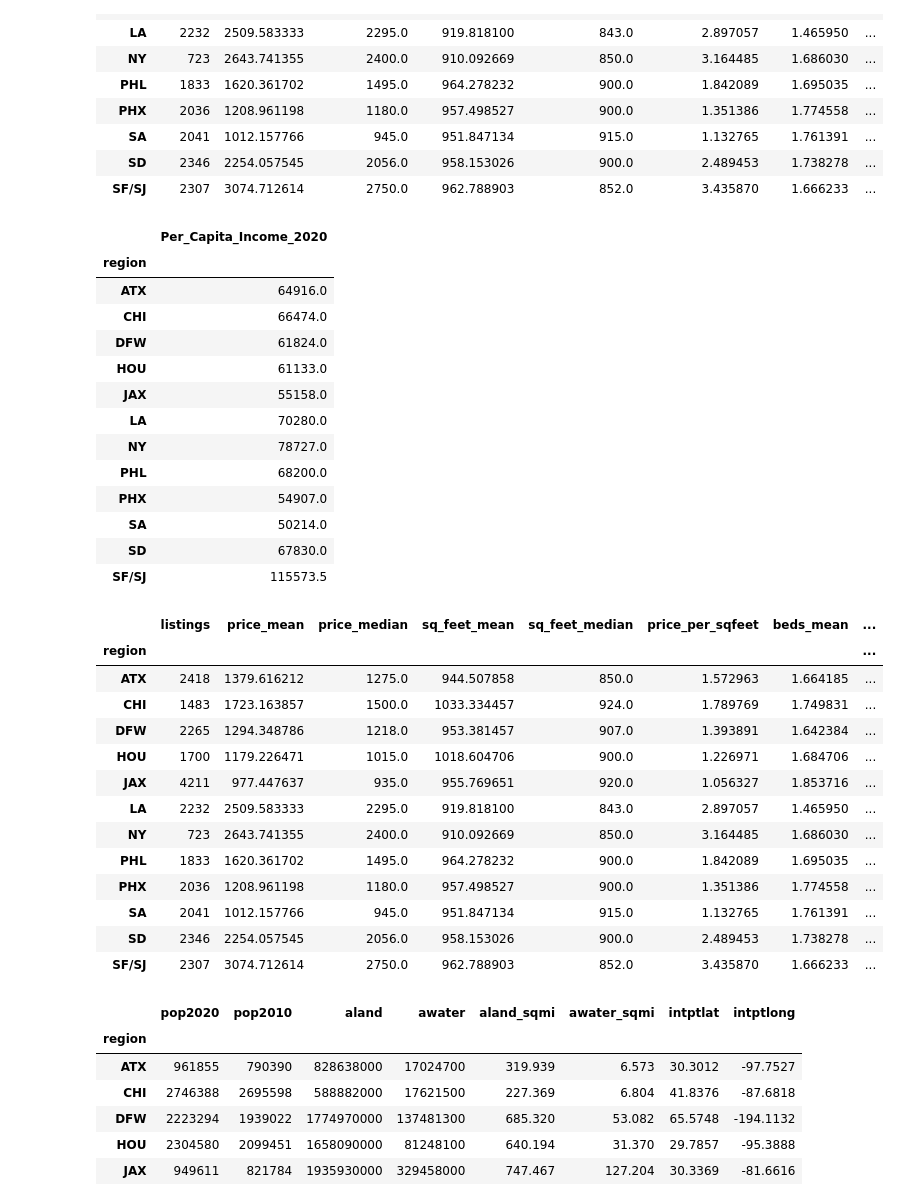
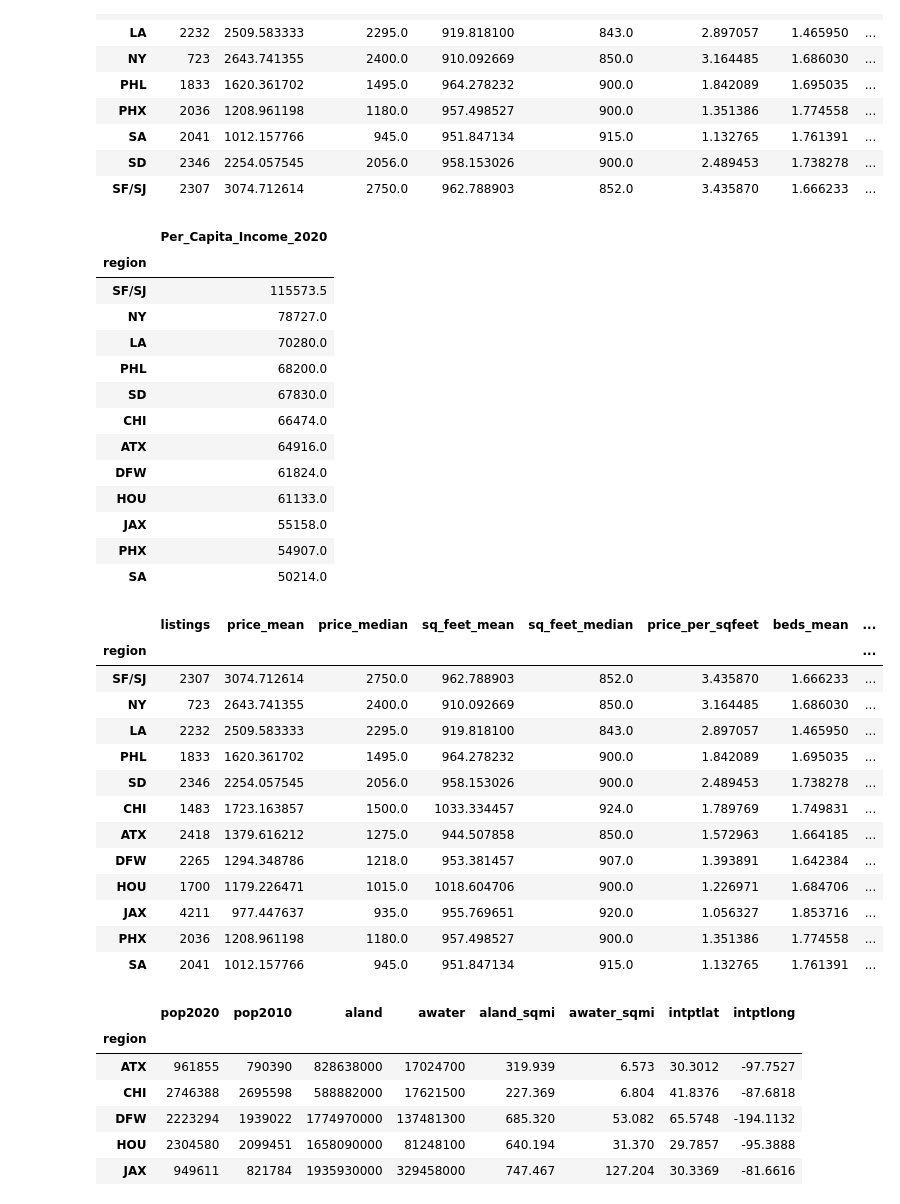
Before and after one commit to ski2488/Project.3, a Jupyter notebook: housing.ipynb, the cells around one changed output. Cells and saved outputs as stored; diff of their text form; code cells hidden in the pictures.

Commit message:
Updated variables and summary tables

```diff
--- a/housing.ipynb
+++ b/housing.ipynb
@@ -411,41 +401,43 @@ income = income_filter.replace([city for city in income_filter['region']],
 income = income.groupby(['region']).mean()
 
 # Display Data
-income
+income.sort_values(by = 'Per_Capita_Income_2020', ascending = False)
 # %% [output]
 |  | Per_Capita_Income_2020 |
 | region |  |
+| SF/SJ | 115573.5 |
+| NY | 78727.0 |
+| LA | 70280.0 |
+| PHL | 68200.0 |
+| SD | 67830.0 |
+| CHI | 66474.0 |
 | ATX | 64916.0 |
-| CHI | 66474.0 |
 | DFW | 61824.0 |
 | HOU | 61133.0 |
 | JAX | 55158.0 |
-| LA | 70280.0 |
-| NY | 78727.0 |
-| PHL | 68200.0 |
 | PHX | 54907.0 |
 | SA | 50214.0 |
-| SD | 67830.0 |
-| SF/SJ | 115573.5 |
 # %%
 ## Merge Rent and Income data
 data = pd.merge(rent_grouped, income, how="left", on = "region")
-data
+
+# Display
+data.sort_values(by = 'Per_Capita_Income_2020', ascending = False)
 # %% [output]
 |  | listings | price_mean | price_median | sq_feet_mean | sq_feet_median | price_per_sqfeet | beds_mean | ... |
 | region |  |  |  |  |  |  |  | ... |
+| SF/SJ | 2307 | 3074.712614 | 2750.0 | 962.788903 | 852.0 | 3.435870 | 1.666233 | ... |
+| NY | 723 | 2643.741355 | 2400.0 | 910.092669 | 850.0 | 3.164485 | 1.686030 | ... |
+| LA | 2232 | 2509.583333 | 2295.0 | 919.818100 | 843.0 | 2.897057 | 1.465950 | ... |
+| PHL | 1833 | 1620.361702 | 1495.0 | 964.278232 | 900.0 | 1.842089 | 1.695035 | ... |
+| SD | 2346 | 2254.057545 | 2056.0 | 958.153026 | 900.0 | 2.489453 | 1.738278 | ... |
+| CHI | 1483 | 1723.163857 | 1500.0 | 1033.334457 | 924.0 | 1.789769 | 1.749831 | ... |
 | ATX | 2418 | 1379.616212 | 1275.0 | 944.507858 | 850.0 | 1.572963 | 1.664185 | ... |
-| CHI | 1483 | 1723.163857 | 1500.0 | 1033.334457 | 924.0 | 1.789769 | 1.749831 | ... |
 | DFW | 2265 | 1294.348786 | 1218.0 | 953.381457 | 907.0 | 1.393891 | 1.642384 | ... |
 | HOU | 1700 | 1179.226471 | 1015.0 | 1018.604706 | 900.0 | 1.226971 | 1.684706 | ... |
 | JAX | 4211 | 977.447637 | 935.0 | 955.769651 | 920.0 | 1.056327 | 1.853716 | ... |
-| LA | 2232 | 2509.583333 | 2295.0 | 919.818100 | 843.0 | 2.897057 | 1.465950 | ... |
-| NY | 723 | 2643.741355 | 2400.0 | 910.092669 | 850.0 | 3.164485 | 1.686030 | ... |
-| PHL | 1833 | 1620.361702 | 1495.0 | 964.278232 | 900.0 | 1.842089 | 1.695035 | ... |
 | PHX | 2036 | 1208.961198 | 1180.0 | 957.498527 | 900.0 | 1.351386 | 1.774558 | ... |
 | SA | 2041 | 1012.157766 | 945.0 | 951.847134 | 915.0 | 1.132765 | 1.761391 | ... |
-| SD | 2346 | 2254.057545 | 2056.0 | 958.153026 | 900.0 | 2.489453 | 1.738278 | ... |
-| SF/SJ | 2307 | 3074.712614 | 2750.0 | 962.788903 | 852.0 | 3.435870 | 1.666233 | ... |
 # %%
 ## Census File to Load
 # Original data source: https://worldpopulationreview.com/us-cities
```
Also changed, not shown: parts of 3 cells of this notebook.
